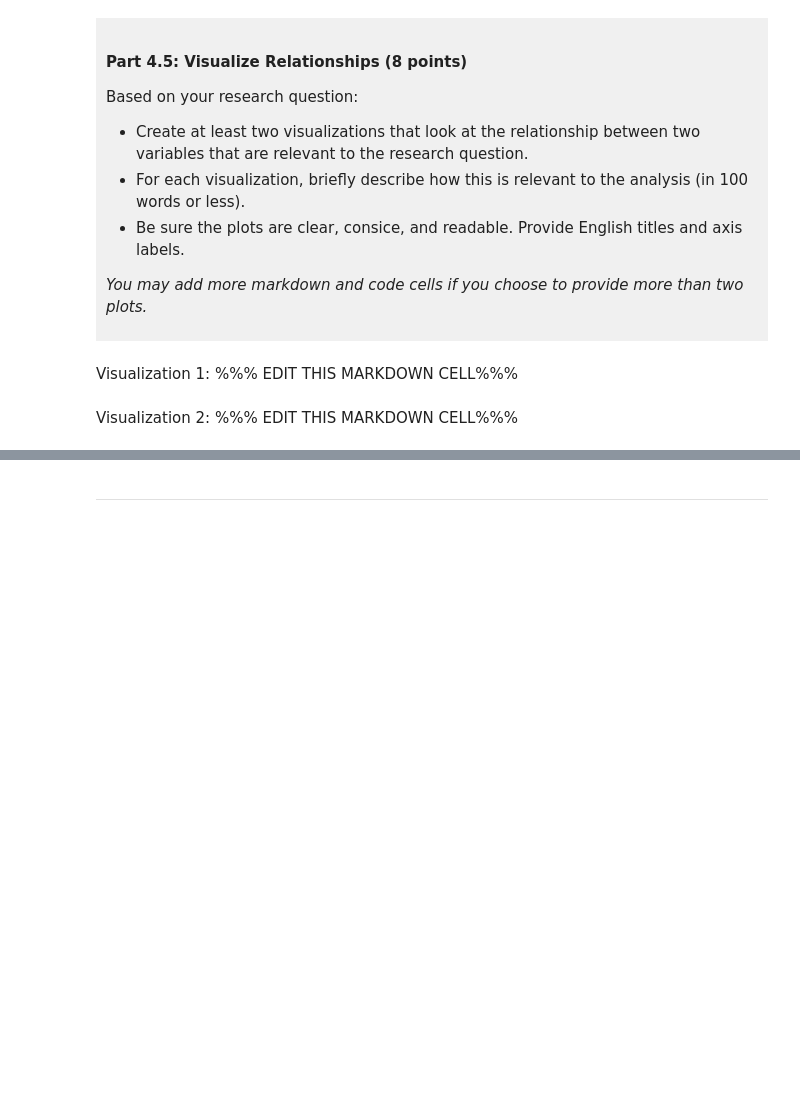
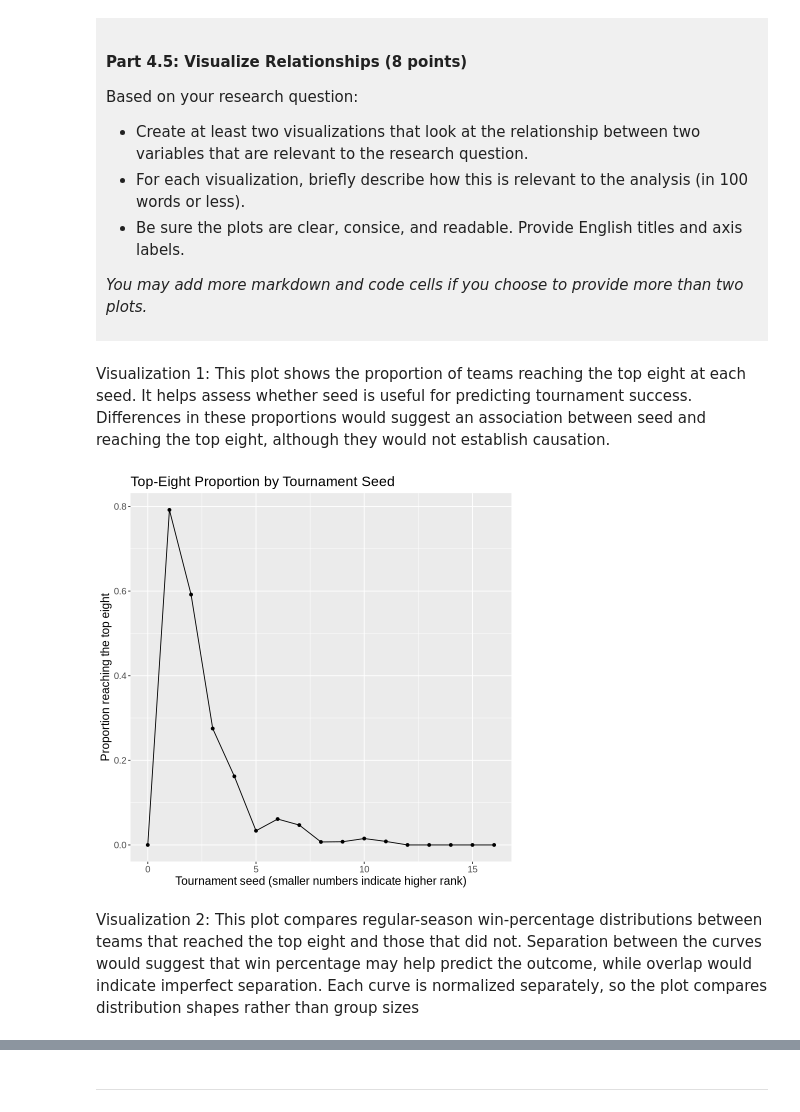
Before and after one commit to ChloeZhangytq/dsci-100-project-Chloe-Zhang, a Jupyter notebook: dsci-100-project-notebook.ipynb, the cells around one changed output, grey strips where cells are left out. Drawn from its saved outputs; the diff is of its cells as text; code cells hidden in the pictures; blank space fills up the shorter version.

```diff
--- a/dsci-100-project-notebook.ipynb
+++ b/dsci-100-project-notebook.ipynb
@@ -313,9 +382,25 @@ Based on your research question:
 *You may add more markdown and code cells if you choose to provide more than two plots.*
 </div>
 # %% [markdown]
-Visualization 1: %%% EDIT THIS MARKDOWN CELL%%%
+Visualization 1: This plot shows the proportion of teams reaching the top eight at each seed. It helps assess whether seed is useful for predicting tournament success. Differences in these proportions would suggest an association between seed and reaching the top eight, although they would not establish causation.
 # %%
-### EDIT THIS CODE CELL FOR VISUALIZATION 1###
+# Calculate the proportion reaching the top eight for each seed
+seed_summary <- tidy_march_madness |>
+    group_by(seed) |>
+    summarize(
+        proportion = mean(top_eight == "TRUE")) |>
+    ungroup()
+seed_plot <- seed_summary |>
+    ggplot(aes(x = seed, y = proportion)) +
+    geom_point() +
+    geom_line() +
+    xlab("Tournament seed (smaller numbers indicate higher rank)")+
+    ylab("Proportion reaching the top eight") +
+    ggtitle("Top-Eight Proportion by Tournament Seed") +
+    theme(text = element_text(size = 14))
+seed_plot
+# %% [output]
+[figure, added]
 # %% [markdown]
-Visualization 2: %%% EDIT THIS MARKDOWN CELL%%%
+Visualization 2: This plot compares regular-season win-percentage distributions between teams that reached the top eight and those that did not. Separation between the curves would suggest that win percentage may help predict the outcome, while overlap would indicate imperfect separation. Each curve is normalized separately, so the plot compares distribution shapes rather than group sizes
 # %%
```
Also changed, not shown: parts of 7 cells of this notebook.
